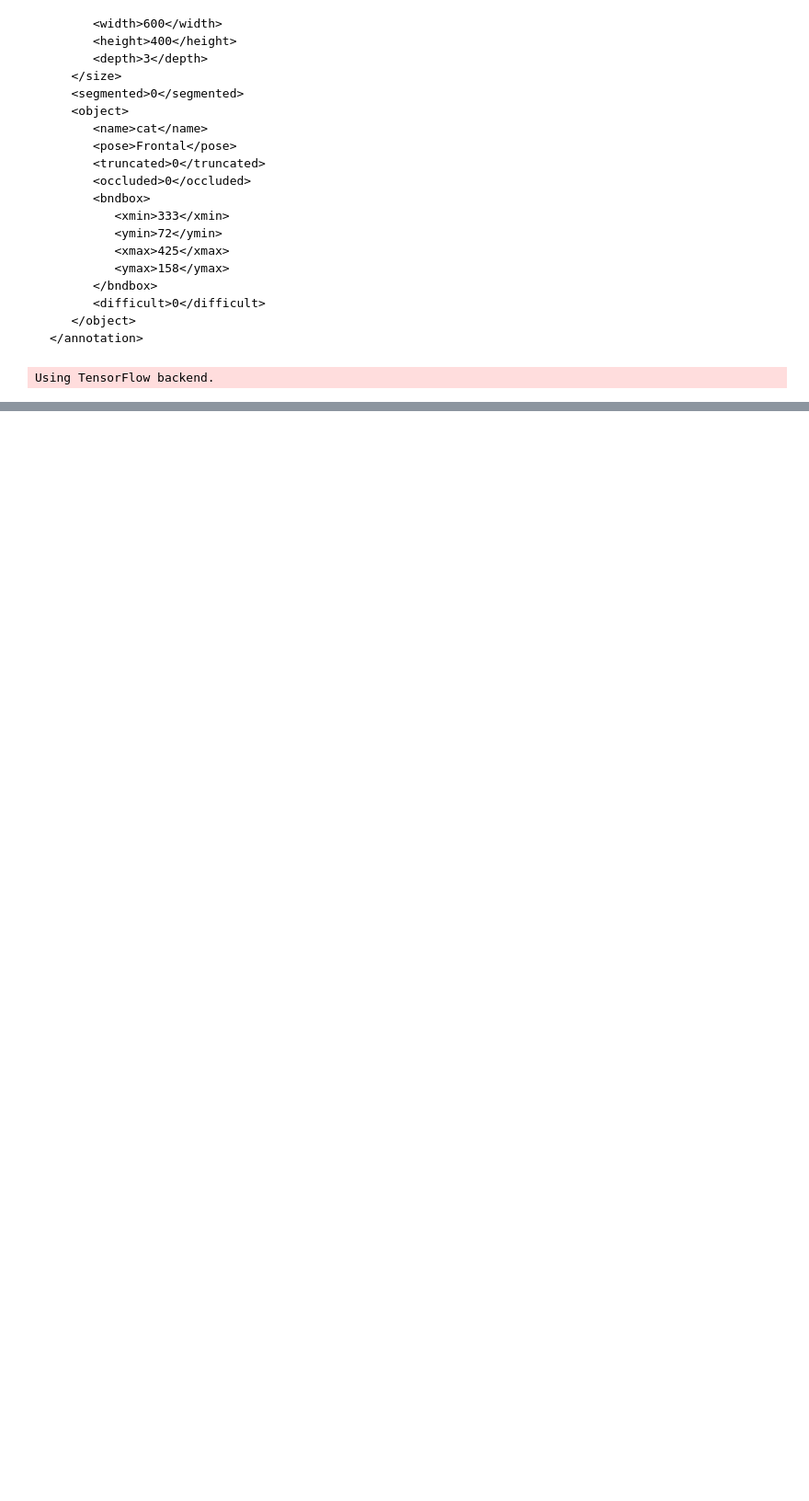
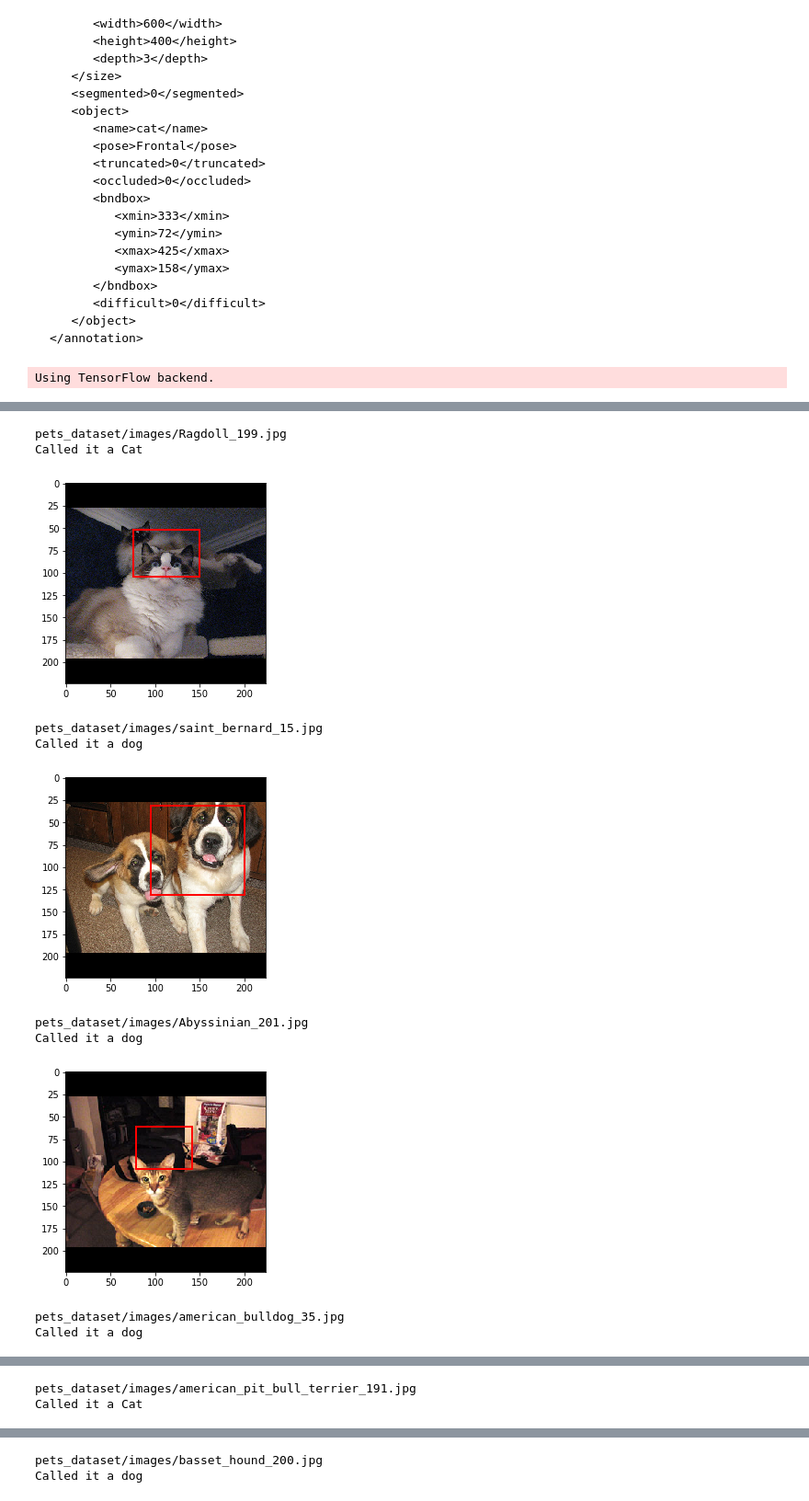
Before and after one commit to Tebs-Lab/intro-to-deep-learning, a Jupyter notebook: 04-convolutional-neural-networks/05-object-localization.ipynb, the cells around one changed output, grey strips where cells are left out. Shown at 92% size. Drawn from its saved outputs; the diff is of its cells as text; code cells hidden in the pictures; blank space fills up the shorter version.

```diff
--- a/04-convolutional-neural-networks/05-object-localization.ipynb
+++ b/04-convolutional-neural-networks/05-object-localization.ipynb
@@ -241,0 +456,41 @@ BoundingBox(xmin=111.0, ymin=57.33333333333333, xmax=141.66666666666666, ymax=86
+# %%
+# Lets see how it does on some images that we didn't have the bounding boxes for
+# so haven't been part of validation or training data!
+
+unknown_samples = [
+    'Ragdoll_199',
+    'saint_bernard_15',
+    'Abyssinian_201',
+    'american_bulldog_35',
+    'american_pit_bull_terrier_191',
+    'basset_hound_200',
+    'beagle_202'
+]
+
+for sample_name in unknown_samples:
+    path_to_image = os.path.join(PATH_TO_IMAGES, sample_name + '.jpg')
+    print(path_to_image)
+    img, _ = resize_image_with_bounds(path_to_image, target_size=TARGET_SIZE)
+    pred = model.predict(np.array([preprocess_input(img)]))
+
+    if pred[0][0] < .5:
+        print("Called it a Cat")
+    else:
+        print("Called it a dog")
+
+
+    # We have no idea what the "true bounding box" should be
+    # but we can decide if we think our network is doing okay
+    plot_with_box(img, BoundingBox(*pred[1][0]))
+# %% [output]
+pets_dataset/images/Ragdoll_199.jpg
+Called it a Cat
+[figure, added]
+pets_dataset/images/saint_bernard_15.jpg
+Called it a dog
+[figure, added]
+pets_dataset/images/Abyssinian_201.jpg
+Called it a dog
+[figure, added]
+pets_dataset/images/american_bulldog_35.jpg
+Called it a dog
@@ -241,0 +498,2 @@ BoundingBox(xmin=111.0, ymin=57.33333333333333, xmax=141.66666666666666, ymax=86
+pets_dataset/images/american_pit_bull_terrier_191.jpg
+Called it a Cat
@@ -241,0 +501,2 @@ BoundingBox(xmin=111.0, ymin=57.33333333333333, xmax=141.66666666666666, ymax=86
+pets_dataset/images/basset_hound_200.jpg
+Called it a dog
```
Also changed, not shown: parts of 13 cells of this notebook, 1 other file.
